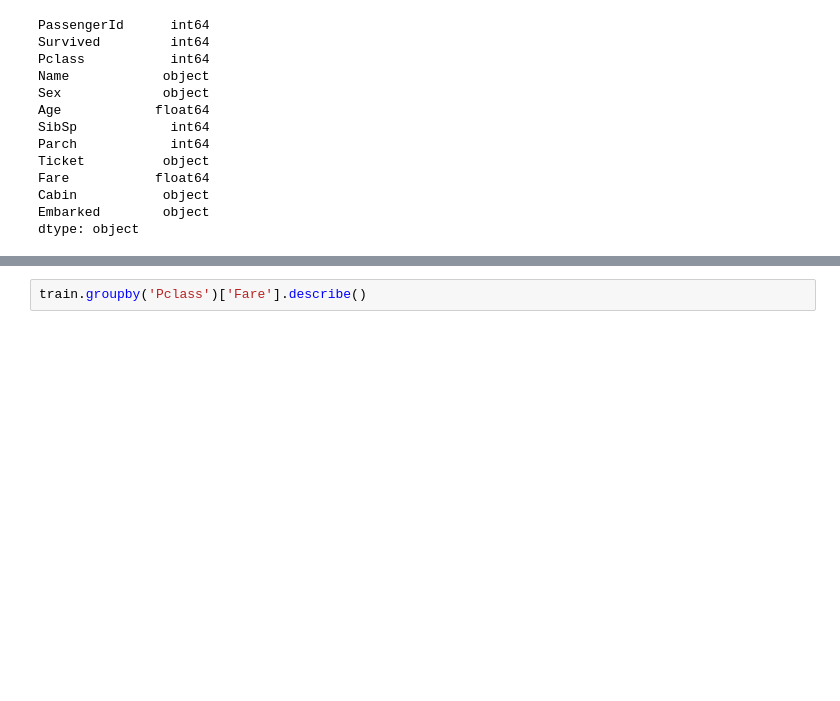
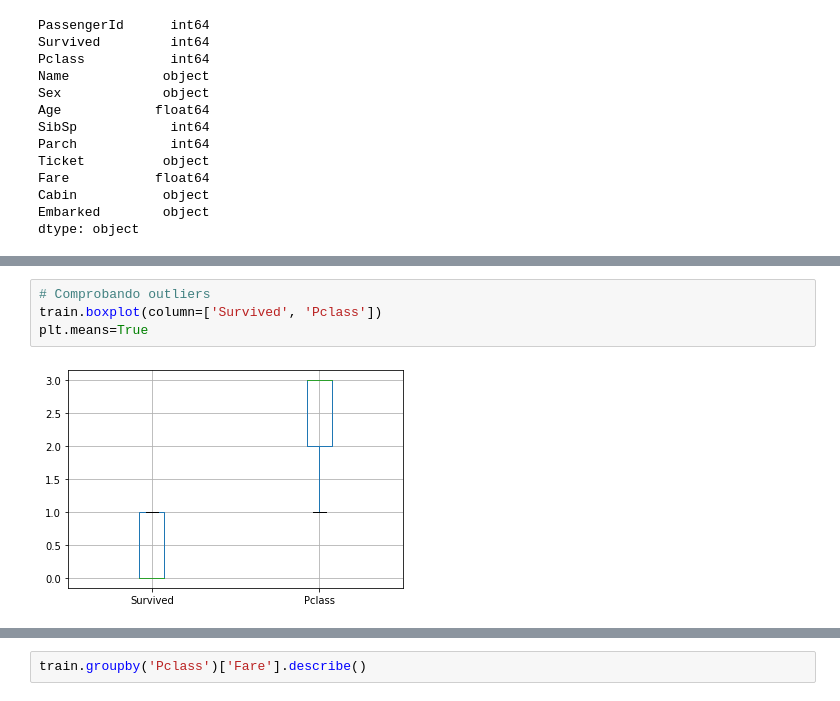
Before and after one commit to GiseleGuadalupe/UOC---Practica2, a Jupyter notebook: Practica2.ipynb, the cells around one changed output, grey strips where cells are left out. Saved outputs shown, nothing was run; the diff lists cells and outputs as text; blank space fills up the shorter version.

```diff
--- a/Practica2.ipynb
+++ b/Practica2.ipynb
@@ -213,0 +278,6 @@ train.describe()
+# %%
+# Comprobando outliers
+train.boxplot(column=['Survived', 'Pclass'])
+plt.means=True
+# %% [output]
+[figure, added]
```
Also changed, not shown: parts of 99 cells of this notebook, 5 other files.
